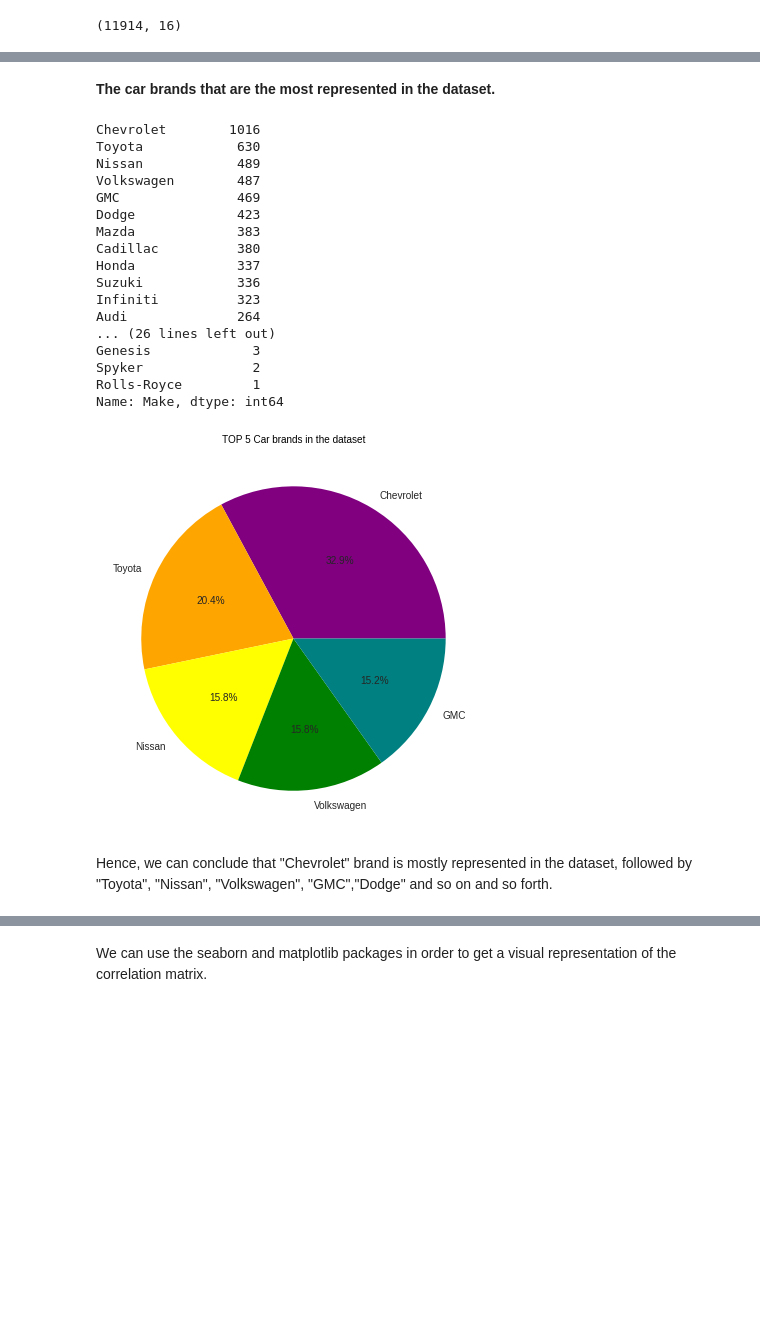
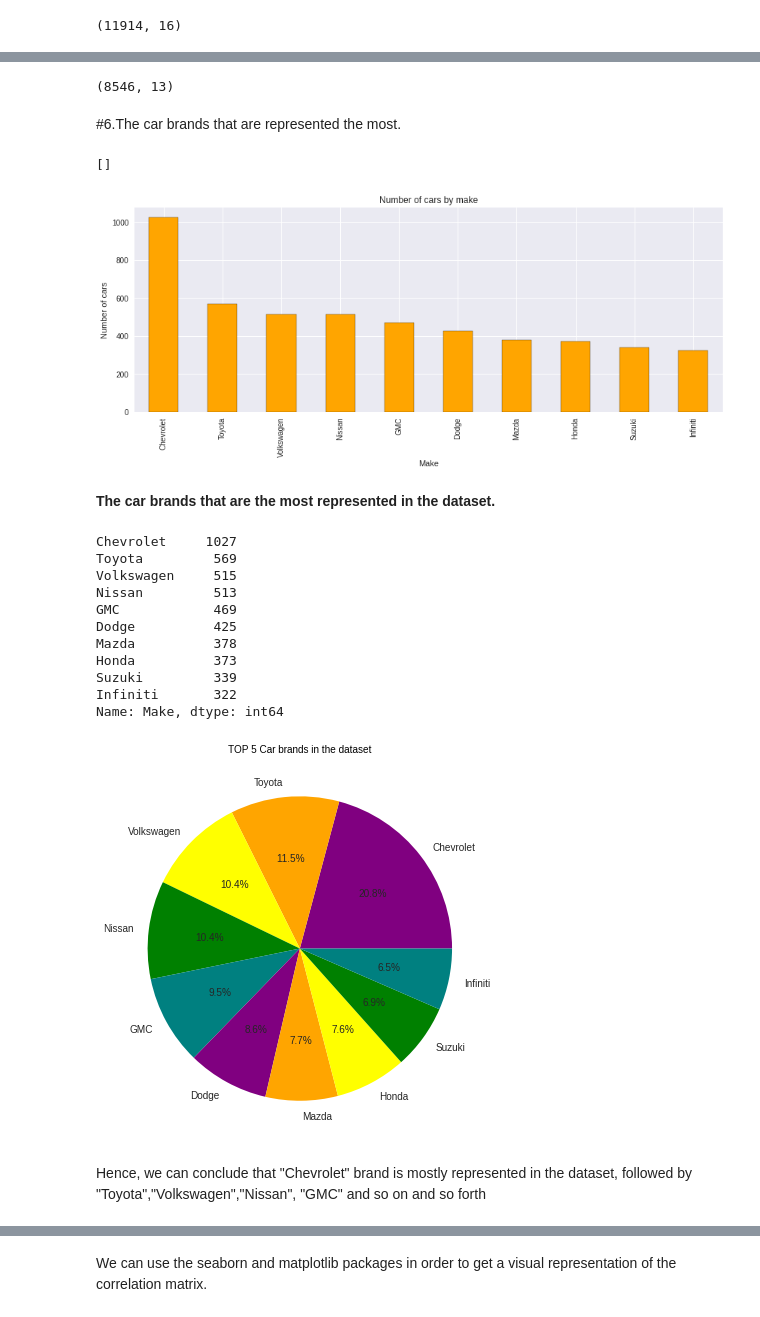
Before and after one commit to SanjulaMathur/Internship--Exploratory-Data-Analysis-on-Car-features-and-msrp-dataset., a Jupyter notebook: Exploratory_Data_Analysis_of_Car_Features.ipynb, the cells around one changed output, grey strips where cells are left out. Drawn from its saved outputs; the diff is of its cells as text; code cells hidden in the pictures; blank space fills up the shorter version.

```diff
--- a/Exploratory_Data_Analysis_of_Car_Features.ipynb
+++ b/Exploratory_Data_Analysis_of_Car_Features.ipynb
@@ -419,5 +197,0 @@ data.shape
-# %%
-#Removing the outliers from the Popularity column.
-index = data[(data['Popularity'] >= 3800.0)].index
-data.drop(index, inplace=True)
-data['Popularity'].describe()
@@ -486,0 +201,4 @@ plt.plot()
+# %%
+#Dropping the missing values.
+data=data.dropna()
+data.count()
@@ -486,0 +297,7 @@ plt.plot()
+# %%
+#Calculating the IQR range, for each column.
+Q1 = data.quantile(0.25)
+Q3 = data.quantile(0.75)
+IQR = Q3 - Q1
+#Printing the Q1 and Q3 values.
+IQR
@@ -487,42 +313,55 @@ plt.plot()
+# %%
+#Removing the outliers from the data.
+data = data[~((data < (Q1 - 1.5 * IQR)) |(data > (Q3 + 1.5 * IQR))).any(axis=1)]
+data.shape
+# %% [output]
+(8546, 13)
+# %% [markdown]
+#6.The car brands that are represented the most.
+# %%
+#Bar Plot to find the total number of cars sold, for each brand.
+data.Make.value_counts().nlargest(10).plot(kind='bar', figsize=(14,5), color='orange', edgecolor='black')
+plt.title("Number of cars by make")
+plt.ylabel('Number of cars')
+plt.xlabel('Make');
+plt.plot()
+# %% [output]
+[]
+[figure, added]
 # %% [markdown]
 **The  car brands that are the most represented in the dataset.**
 # %%
 #Returning the counts of each Car brand according to their respective number of occurences.
 brands=data['Make'].value_counts()
-brands
+brands[:10]
 # %% [output]
-Chevrolet        1016
-Toyota            630
-Nissan            489
-Volkswagen        487
-GMC               469
-Dodge             423
-Mazda             383
-Cadillac          380
-Honda             337
-Suzuki            336
-Infiniti          323
-Audi              264
-... (26 lines left out)
-Genesis             3
-Spyker              2
-Rolls-Royce         1
+Chevrolet     1027
+Toyota         569
+Volkswagen     515
+Nissan         513
+GMC            469
+Dodge          425
+Mazda          378
+Honda          373
+Suzuki         339
+Infiniti       322
 Name: Make, dtype: int64
 # %%
+#Plotting a pie chart representing the distribution among the top 10 selling brands.
 carr=data['Make'].value_counts().head(5).to_frame()
 m= carr.style.background_gradient(cmap='Blues')
 colors=['purple','orange','yellow','green','teal']
-labels= ['Chevrolet','Toyota','Nissan','Volkswagen', 'GMC']
-sizes= ['1016','630','489','487','469']
-explode=[0.1,0.1,0.1,0.1,0.1]
-values=data['Make'].value_counts().head(5).to_frame()
+labels= ['Chevrolet','Toyota','Volkswagen','Nissan', 'GMC','Dodge','Mazda','Honda','Suzuki','Infiniti']
+sizes= ['1027','569','515','513','469','425','378','373','339','322']
+explode=[0.1,0.1,0.1,0.1,0.1,0.1,0.1,0.1,0.1,0.1]
+values=data['Make'].value_counts().head(10).to_frame()
 
 #visualization
 plt.figure(figsize=(7,7))
 plt.pie(values,explode=None,labels=labels,colors=colors,autopct='%1.1f%%')
 plt.title('TOP 5 Car brands in the dataset',color='black',fontsize=10)
 plt.show()
 # %% [output]
-[figure, old version]
+[figure, new version]
 # %% [markdown]
-Hence, we can conclude that "Chevrolet" brand is mostly represented in the dataset, followed by "Toyota", "Nissan", "Volkswagen", "GMC","Dodge" and so on and so forth.
+Hence, we can conclude that "Chevrolet" brand is mostly represented in the dataset, followed by "Toyota","Volkswagen","Nissan", "GMC" and so on and so forth
```
Also changed, not shown: parts of 159 cells of this notebook.
